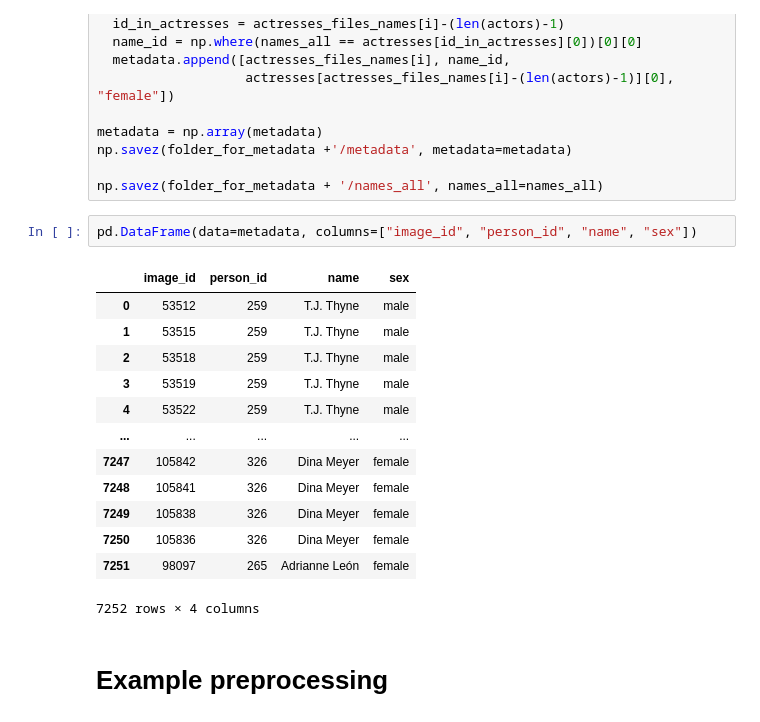
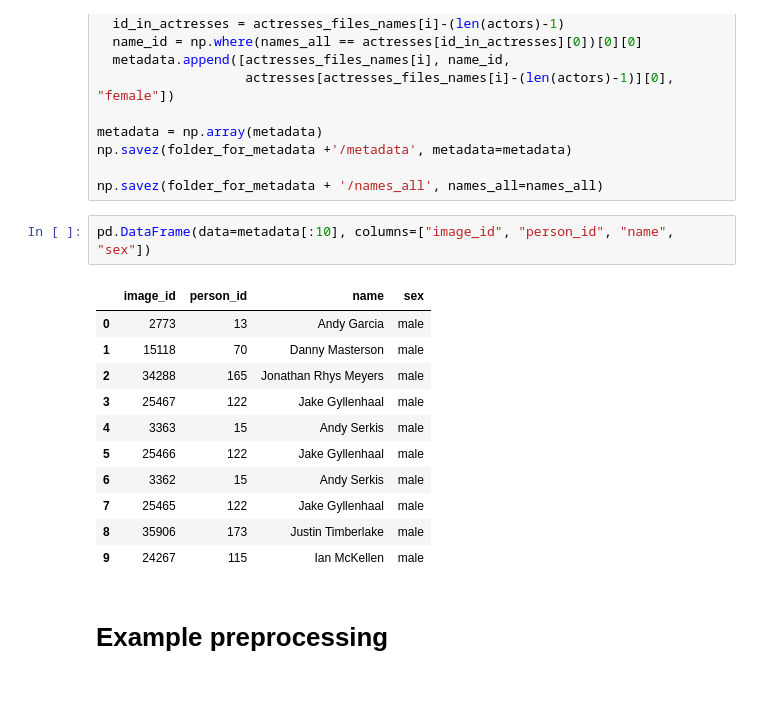
Before and after one commit to ArtemAvanesov/Face-recognition, a Jupyter notebook: face_recognition.ipynb, the cells around one changed output. Drawn from its saved outputs; the diff is of its cells as text; blank space fills up the shorter version.

```diff
--- a/face_recognition.ipynb
+++ b/face_recognition.ipynb
@@ -314,21 +329,19 @@ np.savez(folder_for_metadata +'/metadata', metadata=metadata)
 
 np.savez(folder_for_metadata + '/names_all', names_all=names_all)
 # %%
-pd.DataFrame(data=metadata, columns=["image_id", "person_id", "name", "sex"])
+pd.DataFrame(data=metadata[:10], columns=["image_id", "person_id", "name", "sex"])
 # %% [output]
 |  | image_id | person_id | name | sex |
-| 0 | 53512 | 259 | T.J. Thyne | male |
-| 1 | 53515 | 259 | T.J. Thyne | male |
-| 2 | 53518 | 259 | T.J. Thyne | male |
-| 3 | 53519 | 259 | T.J. Thyne | male |
-| 4 | 53522 | 259 | T.J. Thyne | male |
-| ... | ... | ... | ... | ... |
-| 7247 | 105842 | 326 | Dina Meyer | female |
-| 7248 | 105841 | 326 | Dina Meyer | female |
-| 7249 | 105838 | 326 | Dina Meyer | female |
-| 7250 | 105836 | 326 | Dina Meyer | female |
-| 7251 | 98097 | 265 | Adrianne León | female |
+| 0 | 2773 | 13 | Andy Garcia | male |
+| 1 | 15118 | 70 | Danny Masterson | male |
+| 2 | 34288 | 165 | Jonathan Rhys Meyers | male |
+| 3 | 25467 | 122 | Jake Gyllenhaal | male |
+| 4 | 3363 | 15 | Andy Serkis | male |
+| 5 | 25466 | 122 | Jake Gyllenhaal | male |
+| 6 | 3362 | 15 | Andy Serkis | male |
+| 7 | 25465 | 122 | Jake Gyllenhaal | male |
+| 8 | 35906 | 173 | Justin Timberlake | male |
+| 9 | 24267 | 115 | Ian McKellen | male |
-7252 rows × 4 columns
 # %% [markdown]
 # Example preprocessing
 # %%
```
Also changed, not shown: parts of 3 cells of this notebook.
